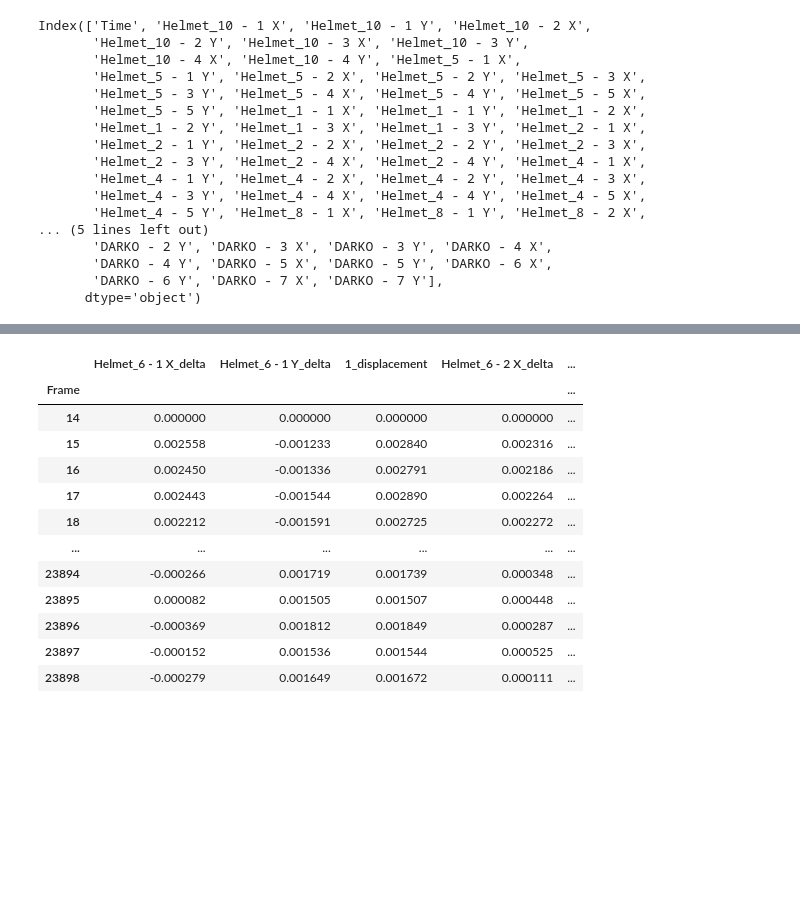
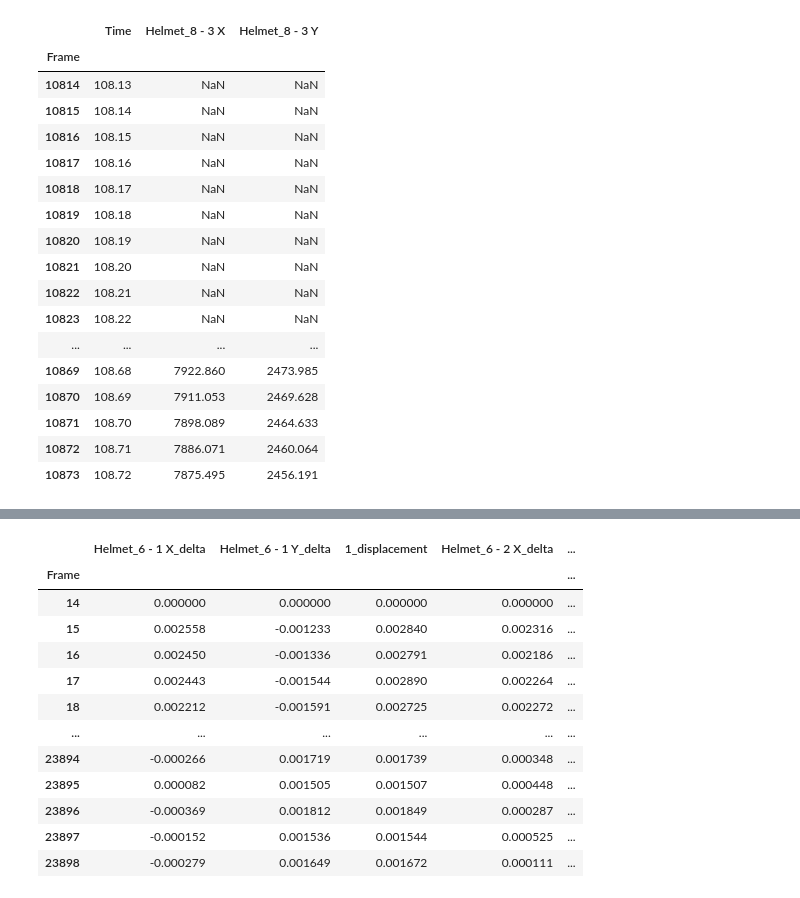
Before and after one commit to tmralmeida/magni-dash, a Jupyter notebook: runbooks/4-Scenario1B.ipynb, the cells around one changed output, grey strips where cells are left out. Drawn from its saved outputs; the diff is of its cells as text; code cells hidden in the pictures; blank space fills up the shorter version.

```diff
--- a/runbooks/4-Scenario1B.ipynb
+++ b/runbooks/4-Scenario1B.ipynb
@@ -43,21 +37,22 @@ raw_df = raw_df.loc[
 ]
-# %%
-raw_df.columns
-# %% [output]
-Index(['Time', 'Helmet_10 - 1 X', 'Helmet_10 - 1 Y', 'Helmet_10 - 2 X',
-       'Helmet_10 - 2 Y', 'Helmet_10 - 3 X', 'Helmet_10 - 3 Y',
-       'Helmet_10 - 4 X', 'Helmet_10 - 4 Y', 'Helmet_5 - 1 X',
-       'Helmet_5 - 1 Y', 'Helmet_5 - 2 X', 'Helmet_5 - 2 Y', 'Helmet_5 - 3 X',
-       'Helmet_5 - 3 Y', 'Helmet_5 - 4 X', 'Helmet_5 - 4 Y', 'Helmet_5 - 5 X',
-       'Helmet_5 - 5 Y', 'Helmet_1 - 1 X', 'Helmet_1 - 1 Y', 'Helmet_1 - 2 X',
-       'Helmet_1 - 2 Y', 'Helmet_1 - 3 X', 'Helmet_1 - 3 Y', 'Helmet_2 - 1 X',
-       'Helmet_2 - 1 Y', 'Helmet_2 - 2 X', 'Helmet_2 - 2 Y', 'Helmet_2 - 3 X',
-       'Helmet_2 - 3 Y', 'Helmet_2 - 4 X', 'Helmet_2 - 4 Y', 'Helmet_4 - 1 X',
-       'Helmet_4 - 1 Y', 'Helmet_4 - 2 X', 'Helmet_4 - 2 Y', 'Helmet_4 - 3 X',
-       'Helmet_4 - 3 Y', 'Helmet_4 - 4 X', 'Helmet_4 - 4 Y', 'Helmet_4 - 5 X',
-       'Helmet_4 - 5 Y', 'Helmet_8 - 1 X', 'Helmet_8 - 1 Y', 'Helmet_8 - 2 X',
-... (5 lines left out)
-       'DARKO - 2 Y', 'DARKO - 3 X', 'DARKO - 3 Y', 'DARKO - 4 X',
-       'DARKO - 4 Y', 'DARKO - 5 X', 'DARKO - 5 Y', 'DARKO - 6 X',
-       'DARKO - 6 Y', 'DARKO - 7 X', 'DARKO - 7 Y'],
-      dtype='object')
+# %%
+raw_df[["Time", "Helmet_8 - 3 X","Helmet_8 - 3 Y"]].iloc[10800:10860]
+# %% [output]
+|  | Time | Helmet_8 - 3 X | Helmet_8 - 3 Y |
+| Frame |  |  |  |
+| 10814 | 108.13 | NaN | NaN |
+| 10815 | 108.14 | NaN | NaN |
+| 10816 | 108.15 | NaN | NaN |
+| 10817 | 108.16 | NaN | NaN |
+| 10818 | 108.17 | NaN | NaN |
+| 10819 | 108.18 | NaN | NaN |
+| 10820 | 108.19 | NaN | NaN |
+| 10821 | 108.20 | NaN | NaN |
+| 10822 | 108.21 | NaN | NaN |
+| 10823 | 108.22 | NaN | NaN |
+| ... | ... | ... | ... |
+| 10869 | 108.68 | 7922.860 | 2473.985 |
+| 10870 | 108.69 | 7911.053 | 2469.628 |
+| 10871 | 108.70 | 7898.089 | 2464.633 |
+| 10872 | 108.71 | 7886.071 | 2460.064 |
+| 10873 | 108.72 | 7875.495 | 2456.191 |
```
Also changed, not shown: parts of 20 cells of this notebook, 8 other files.
